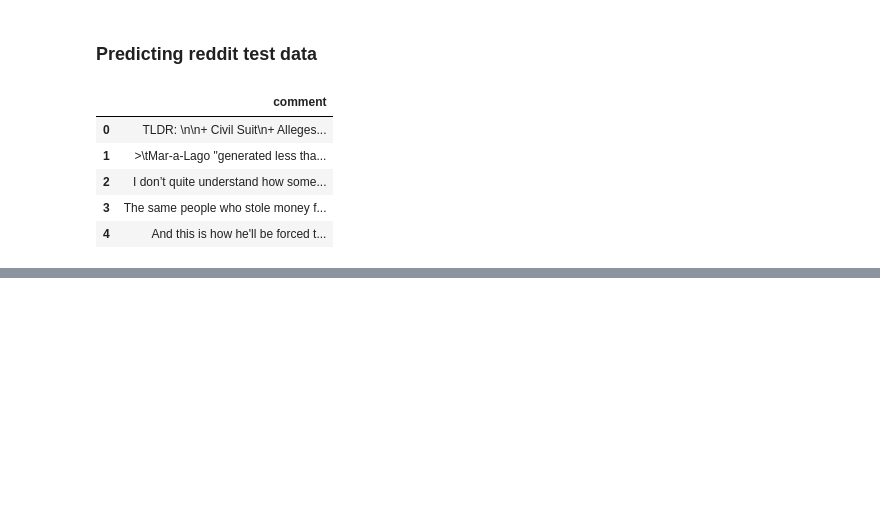
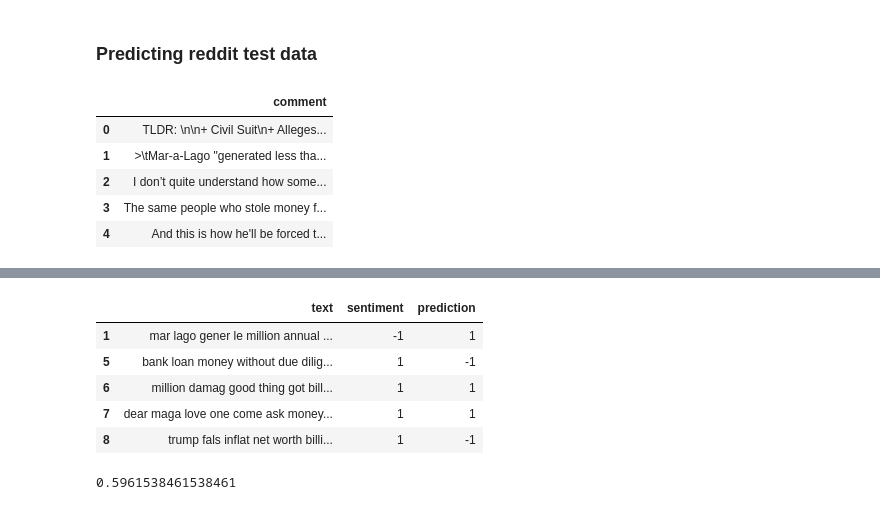
Before and after one commit to xuan112192/Reddit-data-exploring, a Jupyter notebook: Sentiment Classifier.ipynb, the cells around one changed output, grey strips where cells are left out. Saved outputs shown, nothing was run; the diff lists cells and outputs as text; code cells hidden in the pictures; blank space fills up the shorter version.

```diff
--- a/Sentiment Classifier.ipynb
+++ b/Sentiment Classifier.ipynb
@@ -341,0 +571,16 @@ final.head()
+# %%
+# Predicting each comment
+test['prediction'] = final_model.predict(test.text)
+test.head()
+# %% [output]
+|  | text | sentiment | prediction |
+| 1 | mar lago gener le million annual ... | -1 | 1 |
+| 5 | bank loan money without due dilig... | 1 | -1 |
+| 6 | million damag good thing got bill... | 1 | 1 |
+| 7 | dear maga love one come ask money... | 1 | 1 |
+| 8 | trump fals inflat net worth billi... | 1 | -1 |
+# %%
+# the accuracy score of sentimentIntensityAnalyzer and our model.
+accuracy_score(test.sentiment, test.prediction)
+# %% [output]
+0.5961538461538461
```
Also changed, not shown: parts of 30 cells of this notebook, 1 other file.
